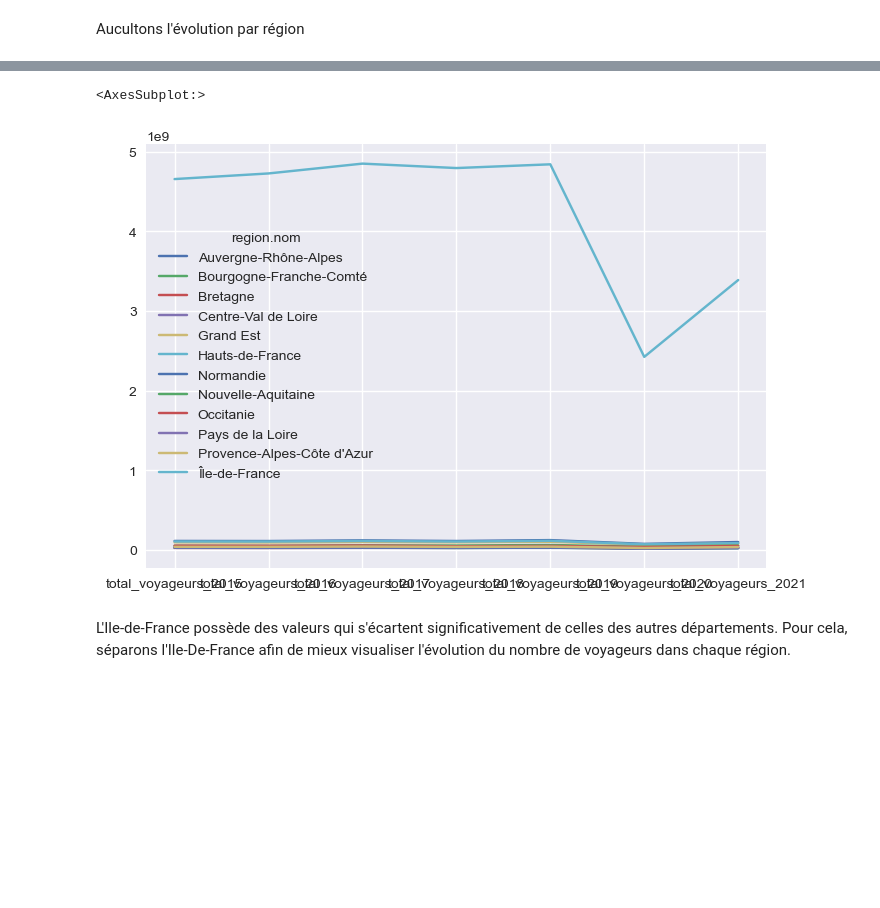
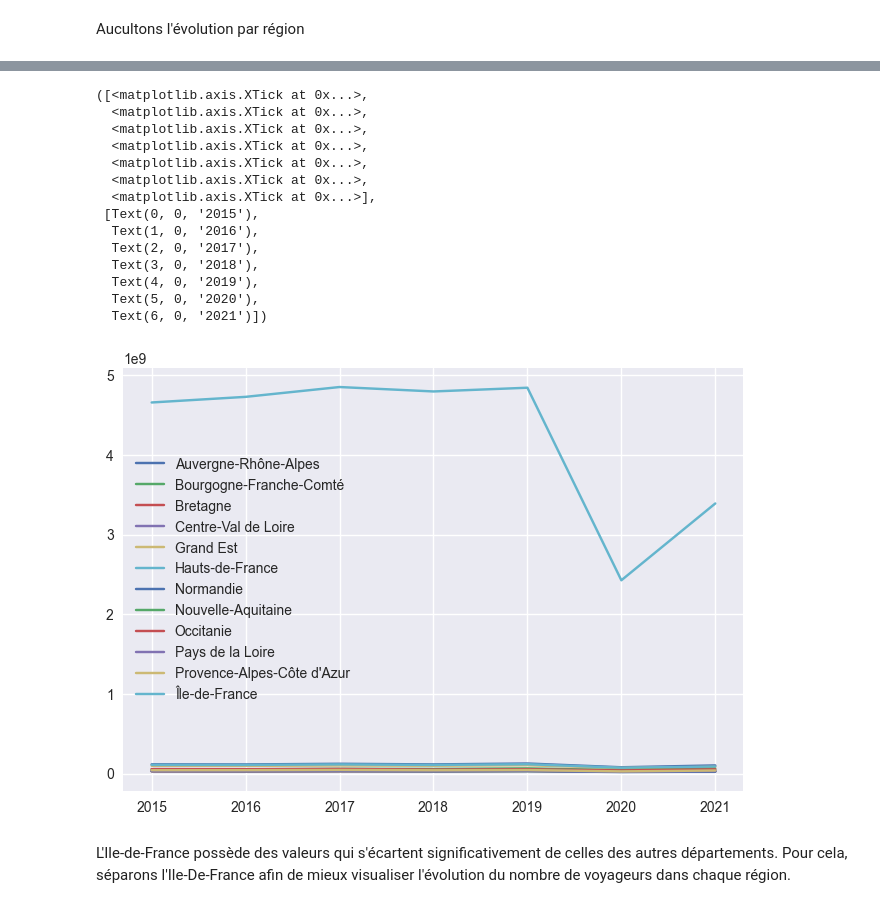
Before and after one commit to gbiaou/Projet_Python_SNCF, a Jupyter notebook: frequentation-gares.ipynb, the cells around one changed output, grey strips where cells are left out. Saved outputs shown, nothing was run; the diff lists cells and outputs as text; code cells hidden in the pictures; blank space fills up the shorter version.

```diff
--- a/frequentation-gares.ipynb
+++ b/frequentation-gares.ipynb
@@ -195,10 +177,25 @@ dataFreqV = dataFreqV.merge(regions, how="left")
 # %%
 #fig = plt.figure().subplots_adjust()
 
 dataFreqV[["total_voyageurs_{}".format(an) for an in range(2015, 2022)] + ["region.nom"]].groupby("region.nom").sum().T.plot()
+plt.legend(title = "")
+plt.xticks(ticks = range(7), labels=["20{}".format(an) for an in range(15,22)])
 # %% [output]
-<AxesSubplot:>
+([<matplotlib.axis.XTick at 0x...>,
+  <matplotlib.axis.XTick at 0x...>,
+  <matplotlib.axis.XTick at 0x...>,
+  <matplotlib.axis.XTick at 0x...>,
+  <matplotlib.axis.XTick at 0x...>,
+  <matplotlib.axis.XTick at 0x...>,
+  <matplotlib.axis.XTick at 0x...>],
+ [Text(0, 0, '2015'),
+  Text(1, 0, '2016'),
+  Text(2, 0, '2017'),
+  Text(3, 0, '2018'),
+  Text(4, 0, '2019'),
+  Text(5, 0, '2020'),
+  Text(6, 0, '2021')])
-[figure, old version]
+[figure, new version]
 # %% [markdown]
 L'Ile-de-France possède des valeurs qui s'écartent significativement de celles des autres départements.
 Pour cela, séparons l'Ile-De-France afin de mieux visualiser l'évolution du nombre de voyageurs dans chaque région.
```
Also changed, not shown: parts of 6 cells of this notebook.
